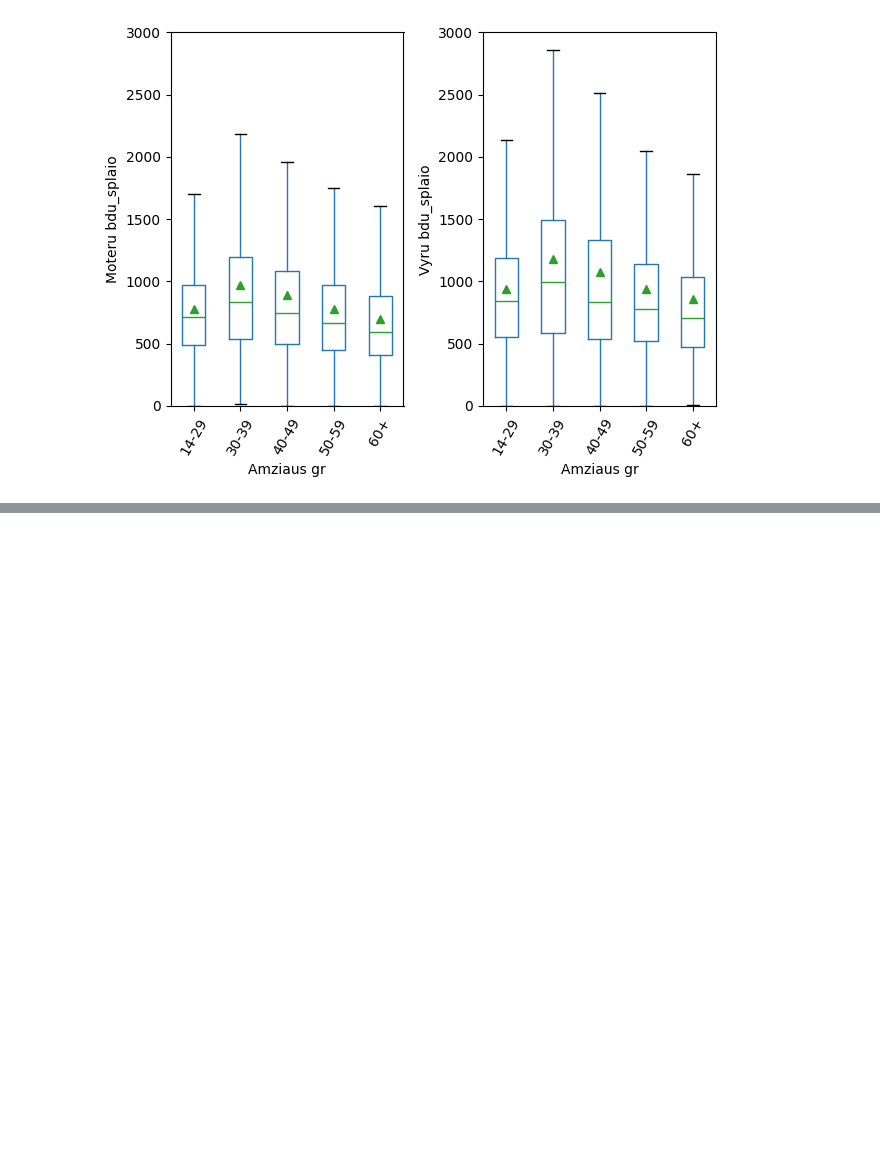
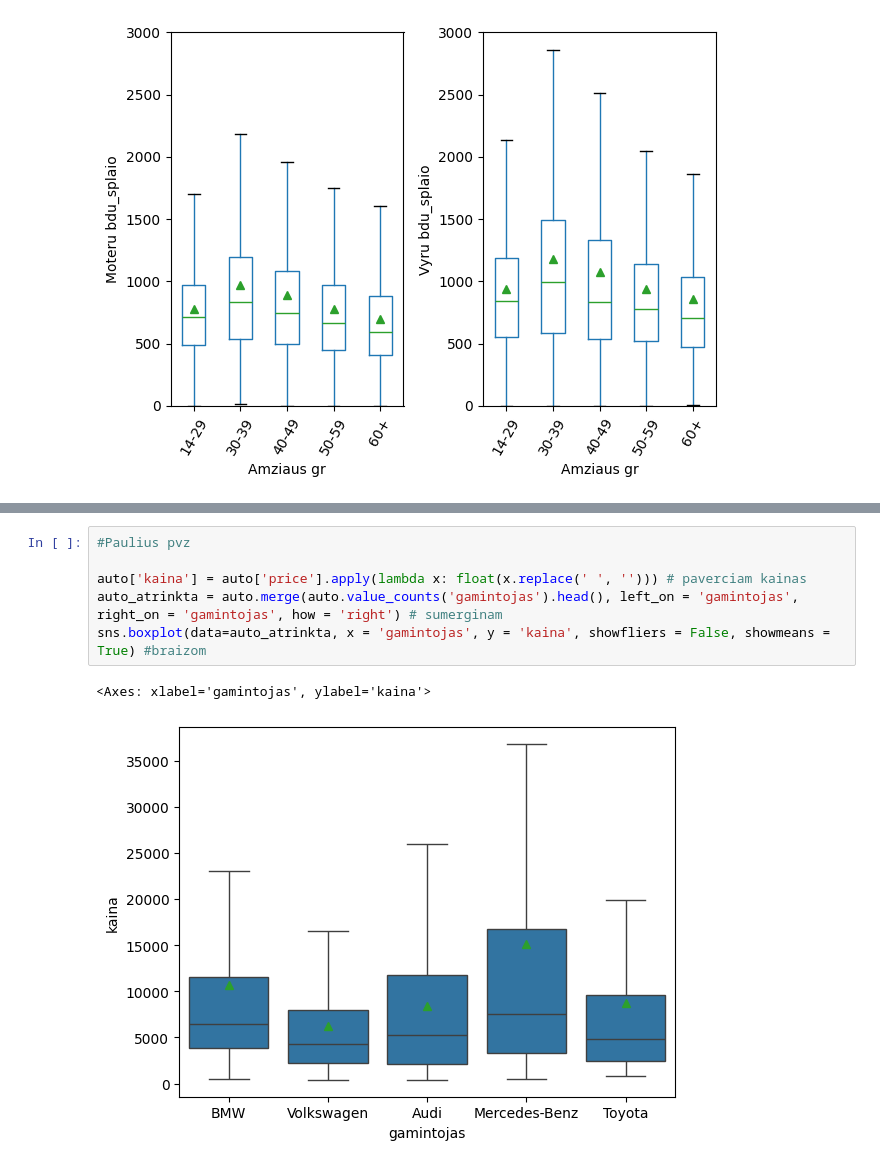
Before and after one commit to Sarunaskaz/JupiterNoteBooks, a Jupyter notebook: 21_boxplot.ipynb, the cells around one changed output, grey strips where cells are left out. Cells and saved outputs as stored; diff of their text form; blank space fills up the shorter version.

```diff
--- a/21_boxplot.ipynb
+++ b/21_boxplot.ipynb
@@ -96,0 +147,9 @@ fig.tight_layout()
+# %%
+#Paulius pvz
+
+auto['kaina'] = auto['price'].apply(lambda x: float(x.replace(' ', ''))) # paverciam kainas
+auto_atrinkta = auto.merge(auto.value_counts('gamintojas').head(), left_on = 'gamintojas', right_on = 'gamintojas', how = 'right') # sumerginam
+sns.boxplot(data=auto_atrinkta, x = 'gamintojas', y = 'kaina', showfliers = False, showmeans = True) #braizom
+# %% [output]
+<Axes: xlabel='gamintojas', ylabel='kaina'>
+[figure, added]
```
Also changed, not shown: parts of 7 cells of this notebook.
